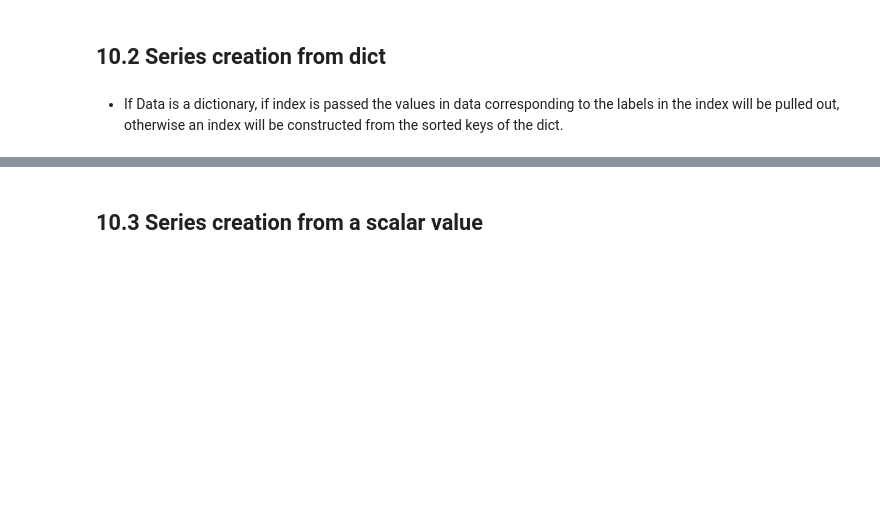
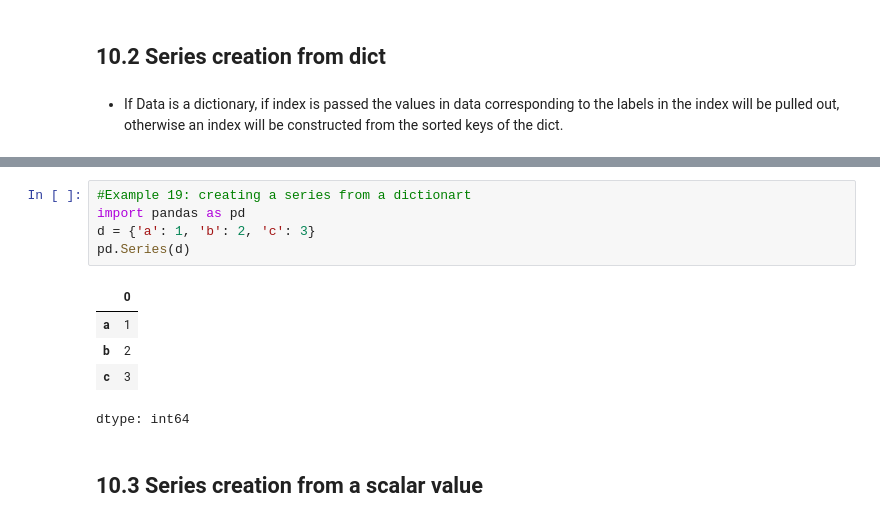
Before and after one commit to Almehrab/Week1-Intro-to-Python, a Jupyter notebook: Introduction_to_Python.ipynb, the cells around one changed output, grey strips where cells are left out. Saved outputs shown, nothing was run; the diff lists cells and outputs as text; blank space fills up the shorter version.

```diff
--- a/Introduction_to_Python.ipynb
+++ b/Introduction_to_Python.ipynb
@@ -966,3 +1034,14 @@ pd.Series(data)
+# %%
+#Example 19: creating a series from a dictionart
+import pandas as pd
+d = {'a': 1, 'b': 2, 'c': 3}
+pd.Series(d)
+# %% [output]
+|  | 0 |
+| a | 1 |
+| b | 2 |
+| c | 3 |
+dtype: int64
 # %% [markdown]
 ## 10.3 Series creation from a scalar value
 # %% [markdown]
```
Also changed, not shown: parts of 16 cells of this notebook.
